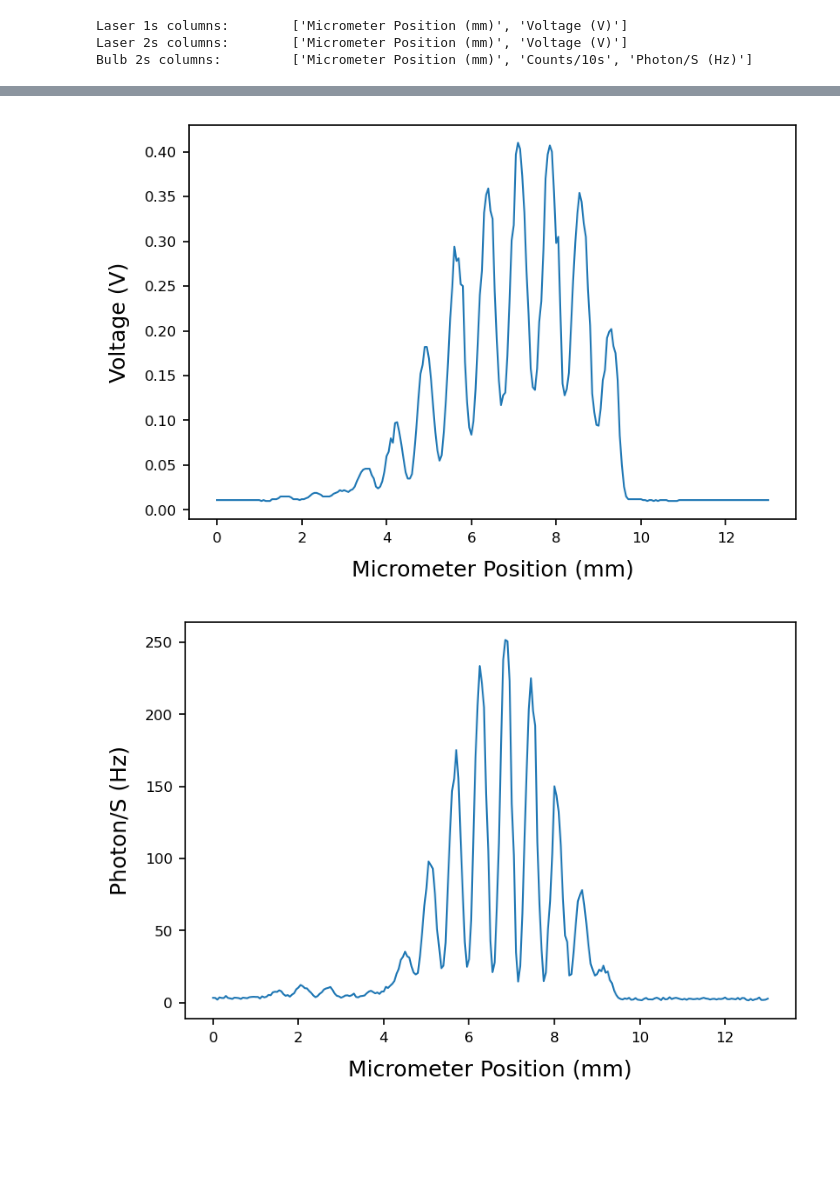
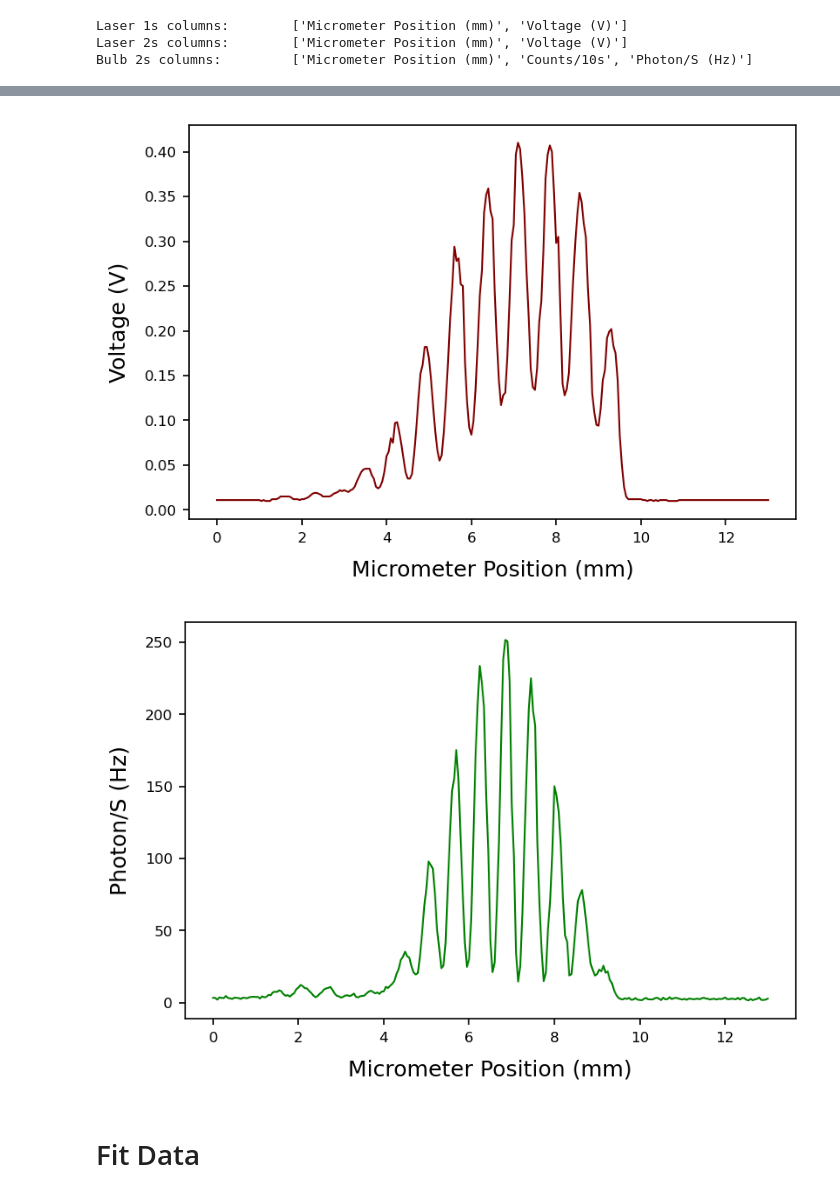
Before and after one commit to parallax-xallaraq/PHSX616, a Jupyter notebook: Lab1 - Two Slit Interference/Code/dataAnalysis1.ipynb, the cells around one changed output, grey strips where cells are left out. Cells and saved outputs as stored; diff of their text form; code cells hidden in the pictures; blank space fills up the shorter version.

Commit message:
add color to plots

```diff
--- a/Lab1 - Two Slit Interference/Code/dataAnalysis1.ipynb
+++ b/Lab1 - Two Slit Interference/Code/dataAnalysis1.ipynb
@@ -46,20 +51,26 @@ Bulb 2s columns:         ['Micrometer Position (mm)', 'Counts/10s', 'Photon/S (H
+# %%
+colors: dict[str,str] = {
+    'Laser' : 'maroon',
+    'Bulb'  : 'green'
+}
 # %%
 def PlotXY(
-    x: np.array, # x axis data points
-    y: np.array, # y axis data points
-    xlab: str,      # lable on x axis
-    ylab: str,      # lable on y axis
+    x: np.array,        # x axis data points
+    y: np.array,        # y axis data points
+    xlab: str,          # label on x axis
+    ylab: str,          # label on y axis
+    color = 'k',        # color of the line
     fileName: str = ''  # filename to save the figure as
 ) :
+    """Basic plotting function for x and y data arrays."""
+    # formatting
     myplt.SetStyle()
-
-    plt.plot(x,y)
-
     plt.xlabel(xlab)
     plt.ylabel(ylab)
-
+    # data
+    plt.plot(x,y,color=color)
+    # finish
     if(fileName != '') : myplt.Save(path_fig + fileName)
-
     plt.show()
     plt.close()
 # %%
@@ -78,17 +90,21 @@ PlotXY(
     y = tables['Laser 2s']['Voltage (V)'],
     xlab = 'Micrometer Position (mm)',
     ylab = 'Voltage (V)',
+    color = colors['Laser'],
     fileName = 'Laser2s.png'
 )
 # %% [output]
-[figure, old version]
+[figure, new version]
 # %%
 PlotXY(
     x = tables['Bulb 2s']['Micrometer Position (mm)'],
     y = tables['Bulb 2s']['Photon/S (Hz)'],
     xlab = 'Micrometer Position (mm)',
     ylab = 'Photon/S (Hz)',
+    color = colors['Bulb'],
     fileName = 'Bulb2s.png'
 )
 # %% [output]
-[figure, old version]
+[figure, new version]
+# %% [markdown]
+# Fit Data
```
Also changed, not shown: parts of 5 cells of this notebook, 3 other files.
